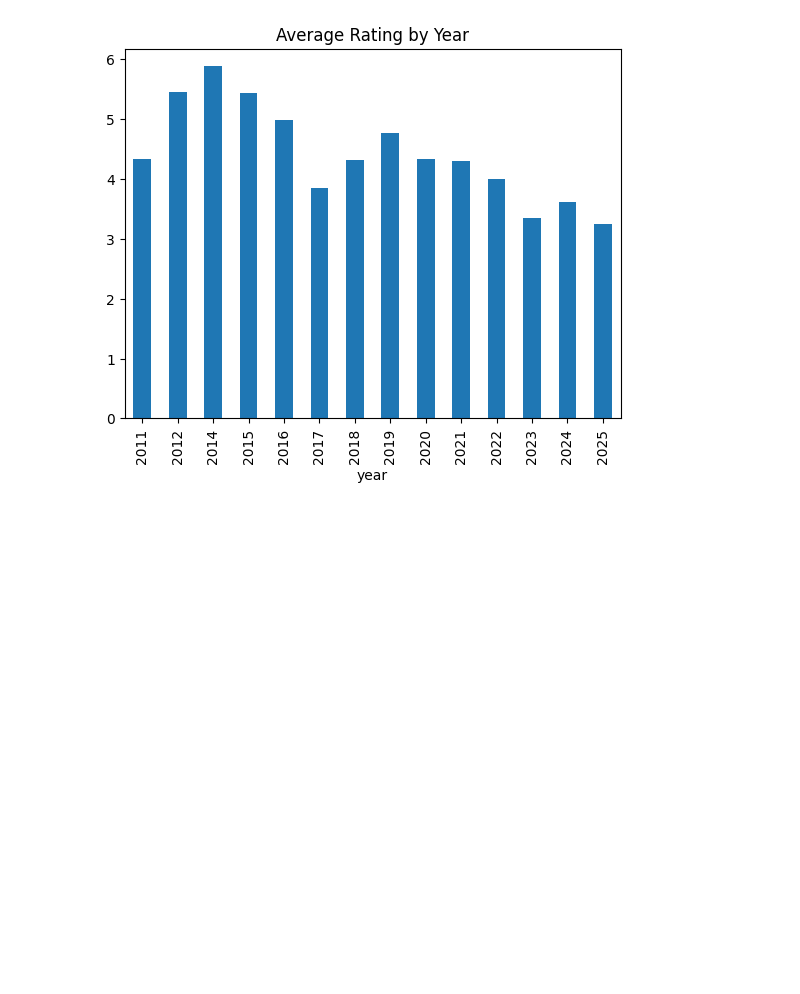
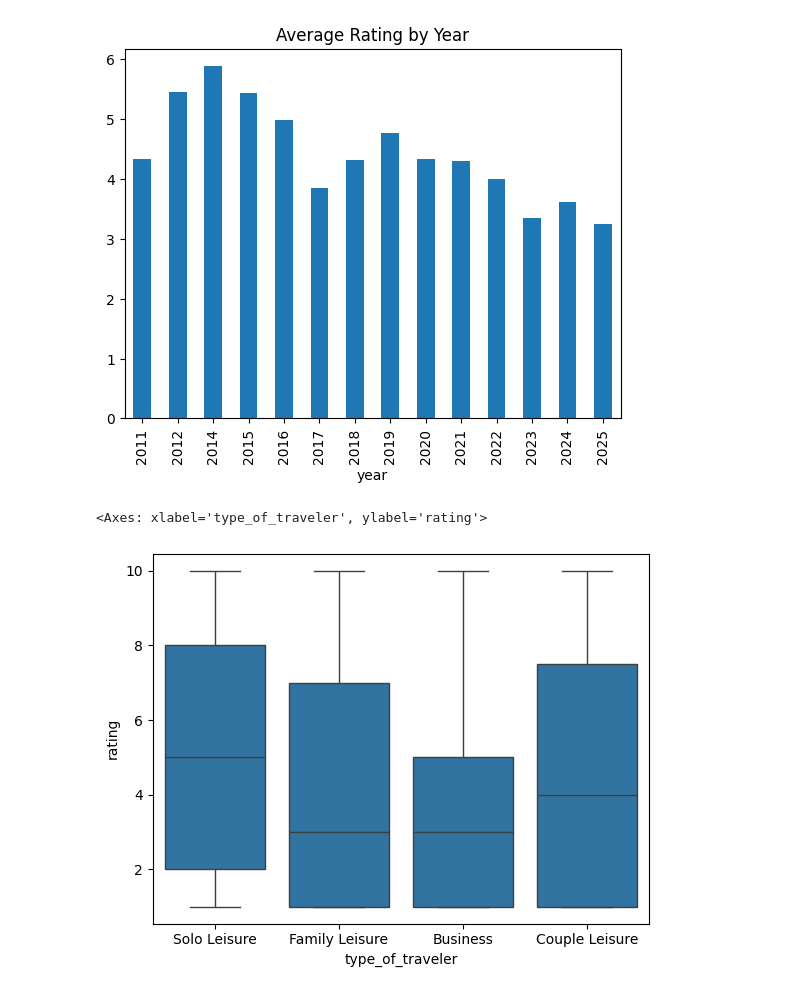
Before and after one commit to ryslipe/british_airlines, a Jupyter notebook: notebooks/01_load_and_validate_raw_data.ipynb, the cells around one changed output. Drawn from its saved outputs; the diff is of its cells as text; code cells hidden in the pictures; blank space fills up the shorter version.

```diff
--- a/notebooks/01_load_and_validate_raw_data.ipynb
+++ b/notebooks/01_load_and_validate_raw_data.ipynb
@@ -149,3 +153,5 @@ reviews_df.describe()
+# %%
+reviews_df.drop(columns=['route', 'date_flown'], axis=1, inplace=True)
 # %% [markdown]
 The **review_body** column has 3911 reviews but only 3896 unique values meaning we have duplicates. We can inspect and remove them.
 # %%
@@ -414,3 +420,9 @@ yearly_avg(reviews_df).plot(kind='bar', title='Average Rating by Year')
 # %% [output]
 <Axes: title={'center': 'Average Rating by Year'}, xlabel='year'>
 [figure]
+# %%
+# plot ratings by customer type
+sns.boxplot(x='type_of_traveler', y='rating', data=reviews_df)
+# %% [output]
+<Axes: xlabel='type_of_traveler', ylabel='rating'>
+[figure, added]
```
Also changed, not shown: parts of 2 cells of this notebook.
